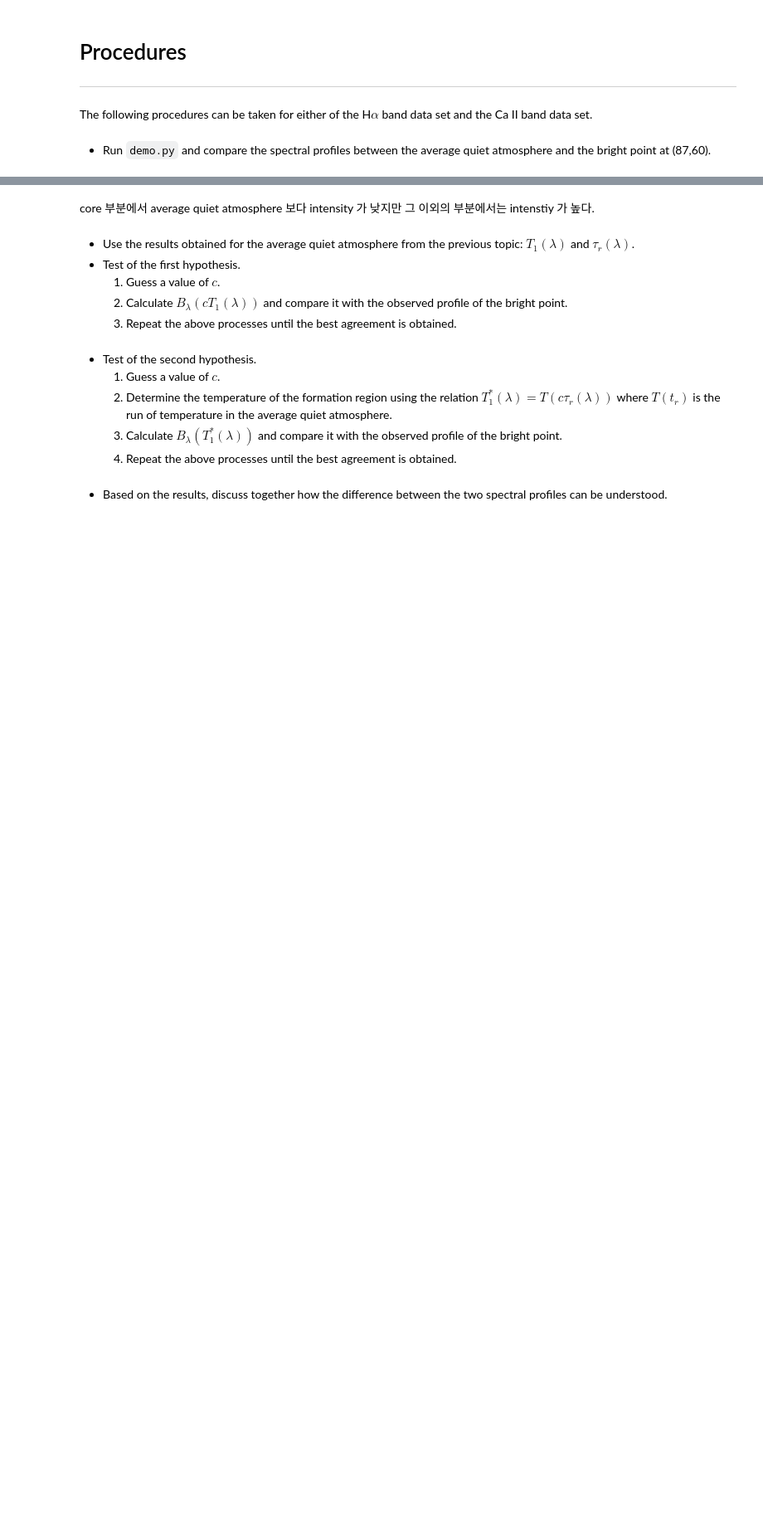
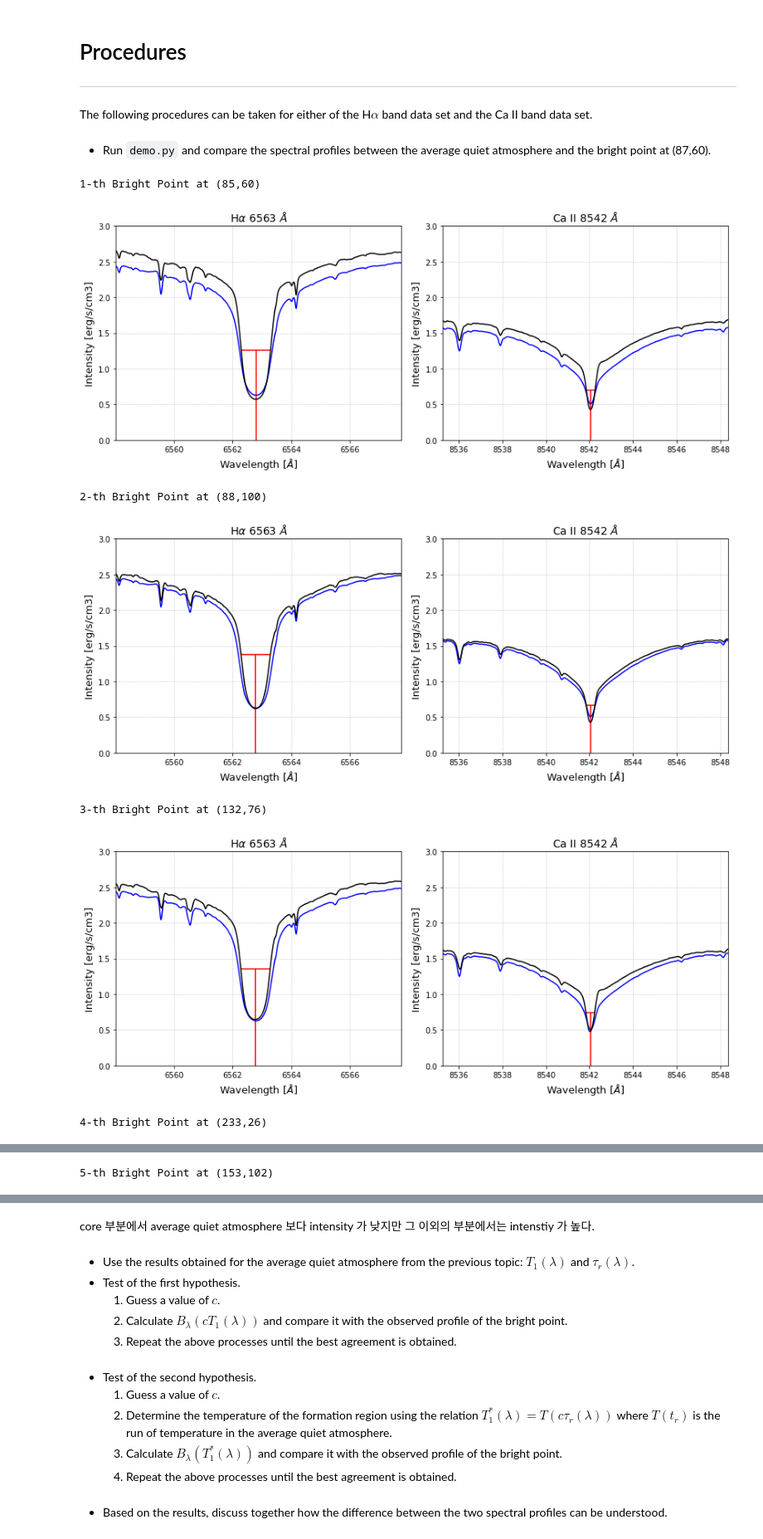
Before and after one commit to guidesk/lab2, a Jupyter notebook: lab_project_2.ipynb, the cells around one changed output, grey strips where cells are left out. Shown at 83% size. Cells and saved outputs as stored; diff of their text form; code cells hidden in the pictures; blank space fills up the shorter version.

```diff
--- a/lab_project_2.ipynb
+++ b/lab_project_2.ipynb
@@ -773,0 +545,71 @@ if plotFISS:
+# %%
+# Set for comparing the spectral lines!
+
+# calculate the lambdameter(doppler shift)
+hw_Ha = 0.5
+hw_Ca = 0.2
+shiftHa, intenHa = Ha.lambdaMeter(hw_Ha, wvRange=[Ha.wvRef - 1.2, Ha.wvRef + 1.2])
+shiftCa, intenCa = Ca.lambdaMeter(hw_Ca, wvRange=[Ca.wvRef - 1.2, Ca.wvRef + 1.2])
+
+# get raster images
+rasterHa = Ha.getRaster(Ha.wvRef + np.array([0, 0.6, 1, 4.5]))
+rasterCa = Ca.getRaster(Ca.wvRef + np.array([0, 0.6, 2, 5.5]))
+
+# list of bright points position
+BP_list = np.array([[85, 88, 132, 233, 153, 185, 67, 116],
+                    [60, 100, 76, 26, 102, 130, 36, 176]])
+BP_list = BP_list.transpose()
+# %%
+# Compare the spectral profiles between bright points and avg quiet atmosphere!
+
+# set figures
+delx = 1
+dely = 5
+
+for index, value in enumerate(BP_list):
+    x = value[0]
+    y = value[1]
+    print('{}-th Bright Point at ({},{})'.format(index+1, x, y))
+
+    fig, ax = plt.subplots(1, 2, figsize=(12,5))
+    tsize = 14 #title size
+    fsize = 13 #font size
+
+    # display H alpha profile
+    ax[0].plot(Ha.wv, k_Ha*Ha.refProfile, 'b')
+    ax[0].plot(Ha.wv, k_Ha*Ha.frame[y,x], 'k')
+    ax[0].hlines(k_Ha*intenHa[y,x], shiftHa[y,x] - hw_Ha,
+                          shiftHa[y,x] + hw_Ha, 'r')
+    ax[0].vlines(shiftHa[y,x], 0, k_Ha*intenHa[y,x], 'r')
+
+    ax[0].set_xlabel(r'Wavelength [$\AA$]', fontsize=fsize)
+    ax[0].set_ylabel('Intensity [erg/s/cm3]', fontsize=fsize)
+    ax[0].set_title(r'H$\alpha$ 6563 $\AA$', fontsize=tsize)
+    ax[0].set_xlim(Ha.wv.min(), Ha.wv.max())
+    ax[0].set_ylim(0, 3)
+    ax[0].grid(ls=':')
+
+    # display Ca II Profile
+    ax[1].plot(Ca.wv, k_Ca*Ca.refProfile, 'b')
+    ax[1].plot(Ca.wv, k_Ca*Ca.frame[y+dely,x+delx], 'k')
+    ax[1].hlines(k_Ca*intenCa[y+dely,x+delx],shiftCa[y+dely,x+delx] - hw_Ca, shiftCa[y+dely,x+delx] + hw_Ca, 'r')
+    ax[1].vlines(shiftCa[y+dely,x+delx], 0, k_Ca*intenCa[y+dely,x+delx], 'r')
+
+    ax[1].set_xlabel(r'Wavelength [$\AA$]', fontsize=fsize)
+    ax[1].set_ylabel('Intensity [erg/s/cm3]', fontsize=fsize)
+    ax[1].set_title(r'Ca II 8542 $\AA$', fontsize=tsize)
+    ax[1].set_xlim(Ca.wv.min(), Ca.wv.max())
+    ax[1].set_ylim(0, 3)
+    ax[1].grid(ls=':')
+
+    fig.tight_layout()
+    #plt.savefig('Profile_BP_({},{}).pdf'.format(x,y), format='pdf', dpi=1000)
+    plt.show()
+# %% [output]
+1-th Bright Point at (85,60)
+[figure, added]
+2-th Bright Point at (88,100)
+[figure, added]
+3-th Bright Point at (132,76)
+[figure, added]
+4-th Bright Point at (233,26)
@@ -773,0 +617 @@ if plotFISS:
+5-th Bright Point at (153,102)
```
Also changed, not shown: parts of 6 cells of this notebook.
